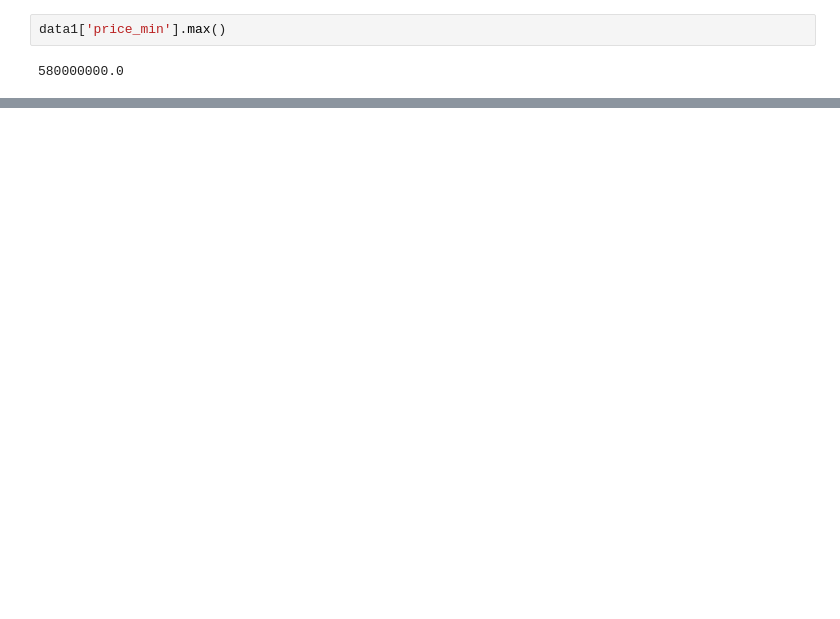
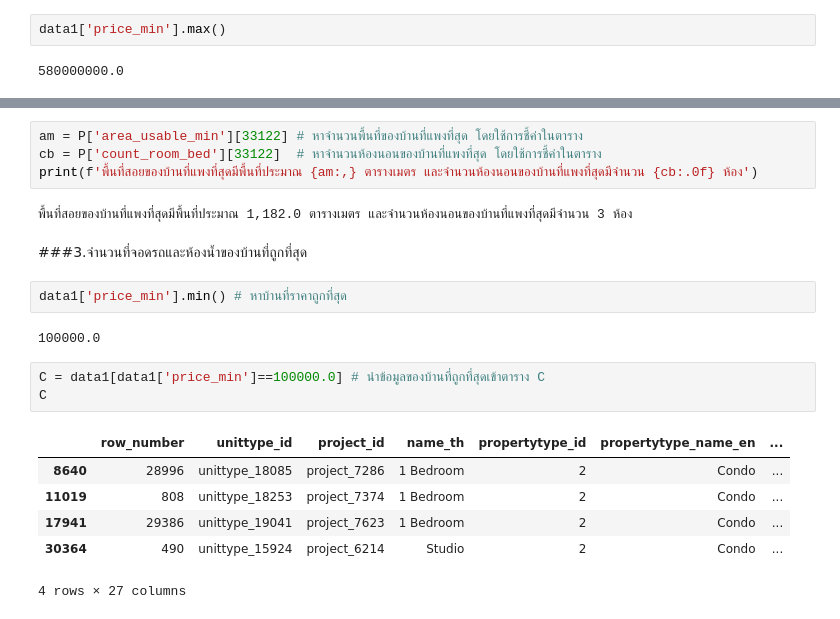
Before and after one commit to kumoromilee/BasicProg_DataViz65, a Jupyter notebook: Pandas_Dataframe.ipynb, the cells around one changed output, grey strips where cells are left out. Drawn from its saved outputs; the diff is of its cells as text; blank space fills up the shorter version.

```diff
--- a/Pandas_Dataframe.ipynb
+++ b/Pandas_Dataframe.ipynb
@@ -203,0 +219,22 @@ data1['price_min'].max()
+# %%
+am = P['area_usable_min'][33122] # หาจำนวนพื้นที่ของบ้านที่แพงที่สุด โดยใช้การชี้ค่าในตาราง
+cb = P['count_room_bed'][33122]  # หาจำนวนห้องนอนของบ้านที่แพงที่สุด โดยใช้การชี้ค่าในตาราง
+print(f'พื้นที่สอยของบ้านที่แพงที่สุดมีพื้นที่ประมาณ {am:,} ตารางเมตร และจำนวนห้องนอนของบ้านที่แพงที่สุดมีจำนวน {cb:.0f} ห้อง')
+# %% [output]
+พื้นที่สอยของบ้านที่แพงที่สุดมีพื้นที่ประมาณ 1,182.0 ตารางเมตร และจำนวนห้องนอนของบ้านที่แพงที่สุดมีจำนวน 3 ห้อง
+# %% [markdown]
+###3.จำนวนที่จอดรถและห้องน้ำของบ้านที่ถูกที่สุด
+# %%
+data1['price_min'].min() # หาบ้านที่ราคาถูกที่สุด
+# %% [output]
+100000.0
+# %%
+C = data1[data1['price_min']==100000.0] # นำข้อมูลของบ้านที่ถูกที่สุดเข้าตาราง C
+C
+# %% [output]
+|  | row_number | unittype_id | project_id | name_th | propertytype_id | propertytype_name_en | ... |
+| 8640 | 28996 | unittype_18085 | project_7286 | 1 Bedroom | 2 | Condo | ... |
+| 11019 | 808 | unittype_18253 | project_7374 | 1 Bedroom | 2 | Condo | ... |
+| 17941 | 29386 | unittype_19041 | project_7623 | 1 Bedroom | 2 | Condo | ... |
+| 30364 | 490 | unittype_15924 | project_6214 | Studio | 2 | Condo | ... |
+4 rows × 27 columns
```
Also changed, not shown: parts of 13 cells of this notebook.
